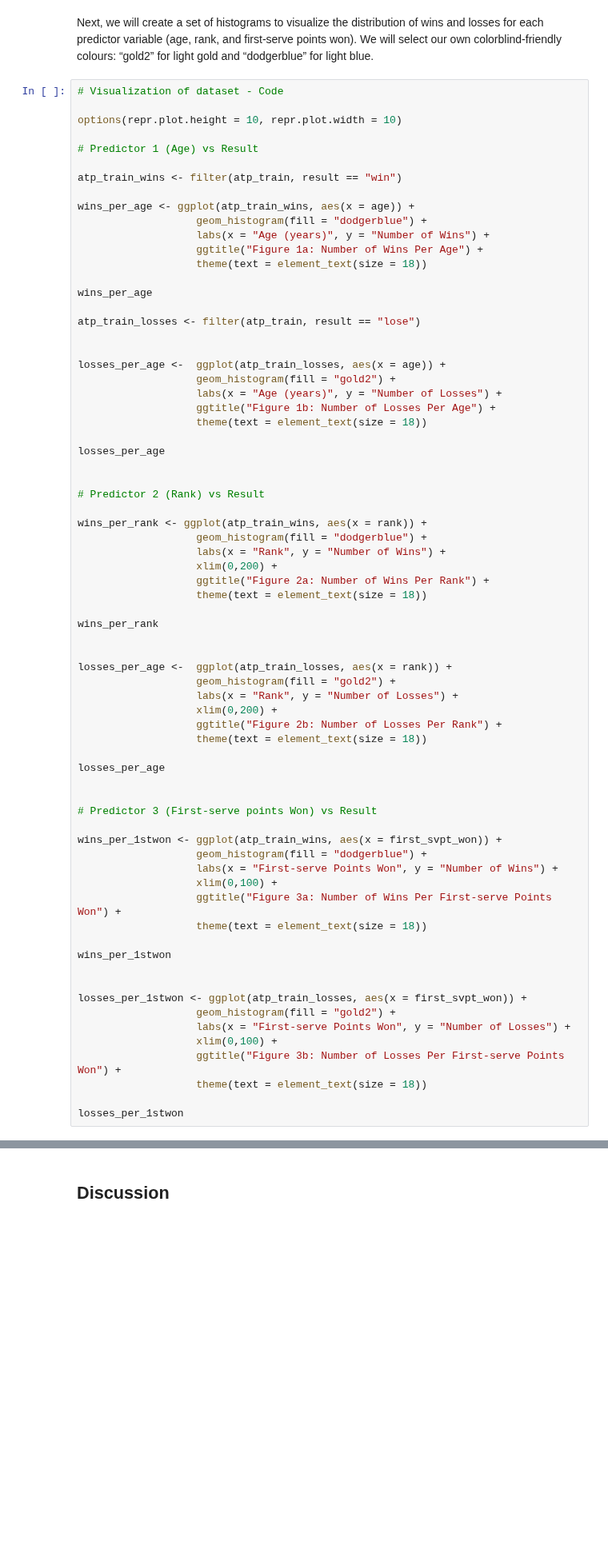
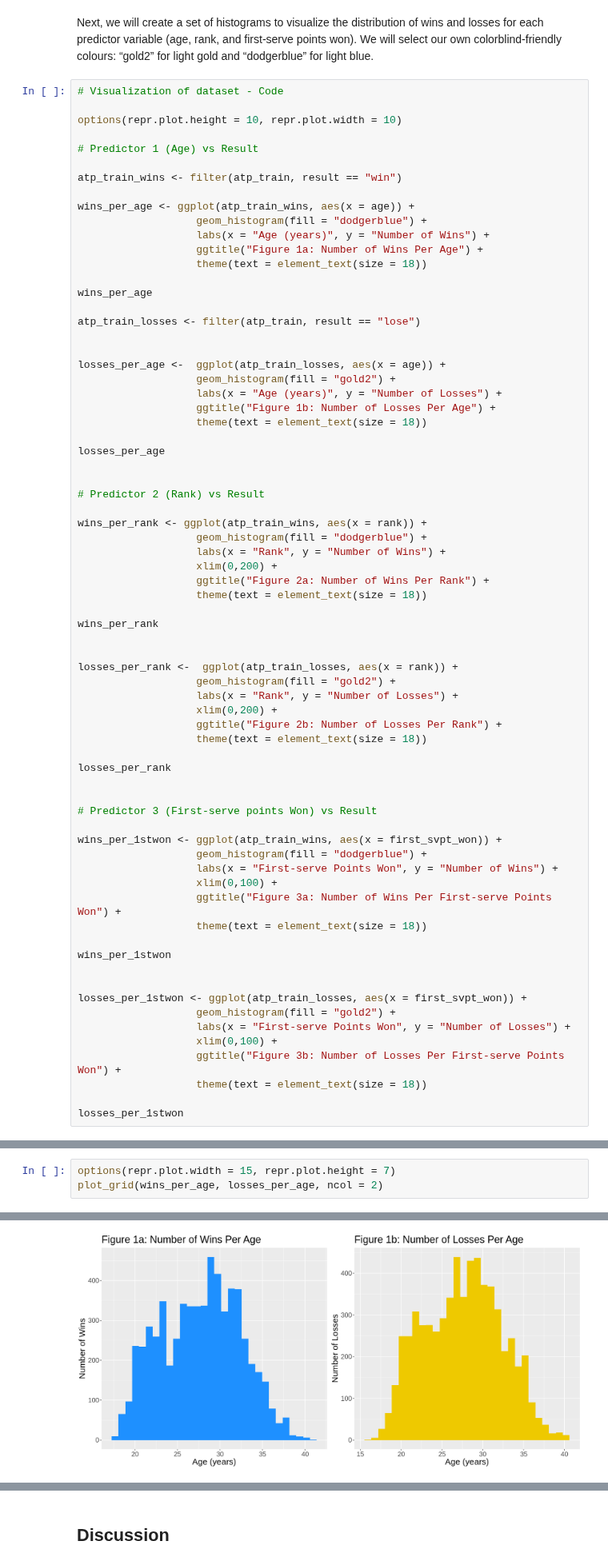
Before and after one commit to EllaShi7/DSCI-100-2022w2-Group-42-Project, a Jupyter notebook: Group_Project_Report.ipynb, the cells around one changed output, grey strips where cells are left out. Shown at 80% size. Saved outputs shown, nothing was run; the diff lists cells and outputs as text; blank space fills up the shorter version.

Commit message:
plot_grid the diagrams

```diff
--- a/Group_Project_Report.ipynb
+++ b/Group_Project_Report.ipynb
@@ -224,14 +226,14 @@ wins_per_rank <- ggplot(atp_train_wins, aes(x = rank)) +
 wins_per_rank
 
 
-losses_per_age <-  ggplot(atp_train_losses, aes(x = rank)) +
+losses_per_rank <-  ggplot(atp_train_losses, aes(x = rank)) +
                    geom_histogram(fill = "gold2") +
                    labs(x = "Rank", y = "Number of Losses") +
                    xlim(0,200) +
                    ggtitle("Figure 2b: Number of Losses Per Rank") +
                    theme(text = element_text(size = 18))
 
-losses_per_age
+losses_per_rank
 
 
 # Predictor 3 (First-serve points Won) vs Result
@@ -290,3 +292,7 @@ Warning message:
 [figure]
 # %% [markdown]
 Figure 1a and 1b indicates a reduction of wins for players around 24 to 25 years old, and 29 year old players contribute the most wins. Also, 36.25 to 38 year-old players have double the amount of wins than losses. Figures 2a and 2b show players ranked in the top 25 have a significantly higher number of wins than losses while players ranked from 100 onwards had significantly more losses than wins. From Table 1, the average rank of the winner is also higher than the player that loses. In Figure 3a and 3b, higher first-serve points won relates to more number of wins than losses, especially after 37 points. Winners of matches also have a higher average first-serve point than losers of the match as shown in Table 1. Thus, rank and first-serve points will serve as stronger predictors and the age predictor could help differentiate when the other two predictors have similar values.
+# %%
+options(repr.plot.width = 15, repr.plot.height = 7)
+plot_grid(wins_per_age, losses_per_age, ncol = 2)
+# %% [output]
@@ -292,0 +302 @@ Figure 1a and 1b indicates a reduction of wins for players around 24 to 25 years
+[figure, added]
```
Also changed, not shown: parts of 10 cells of this notebook.
